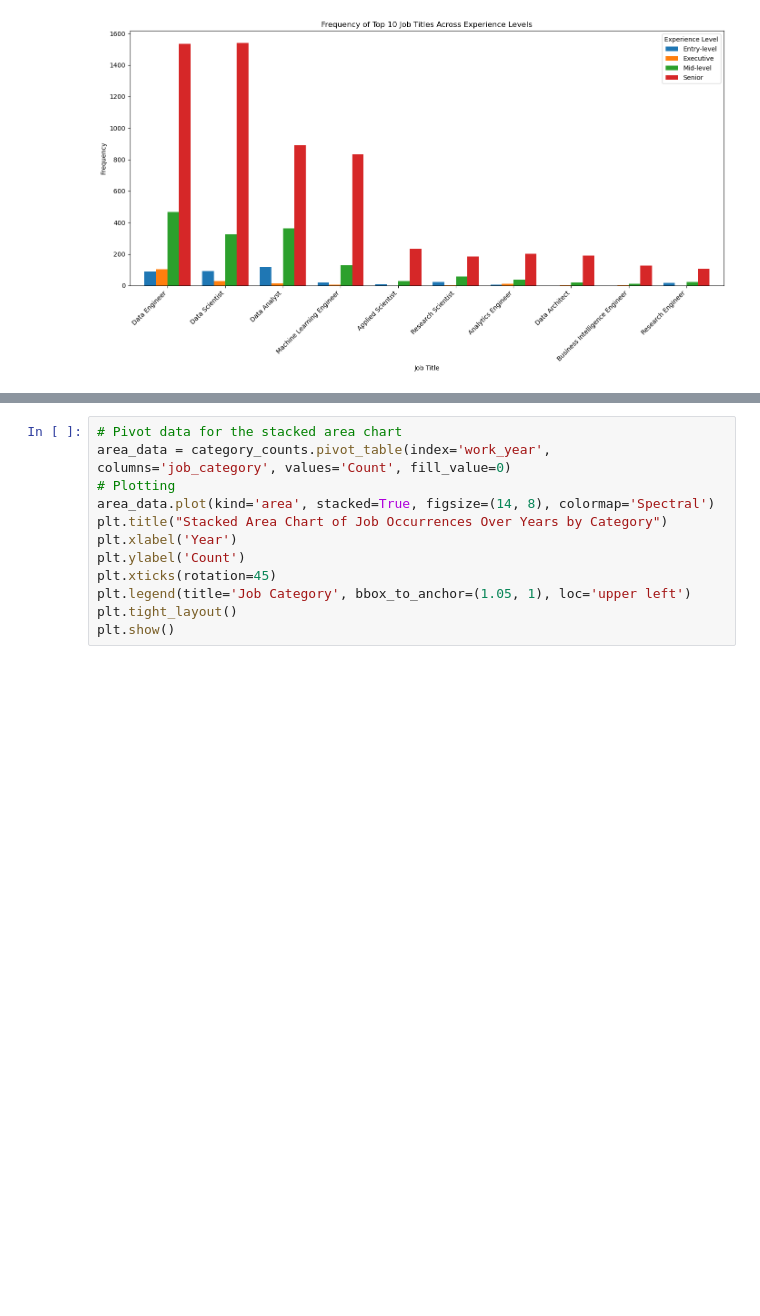
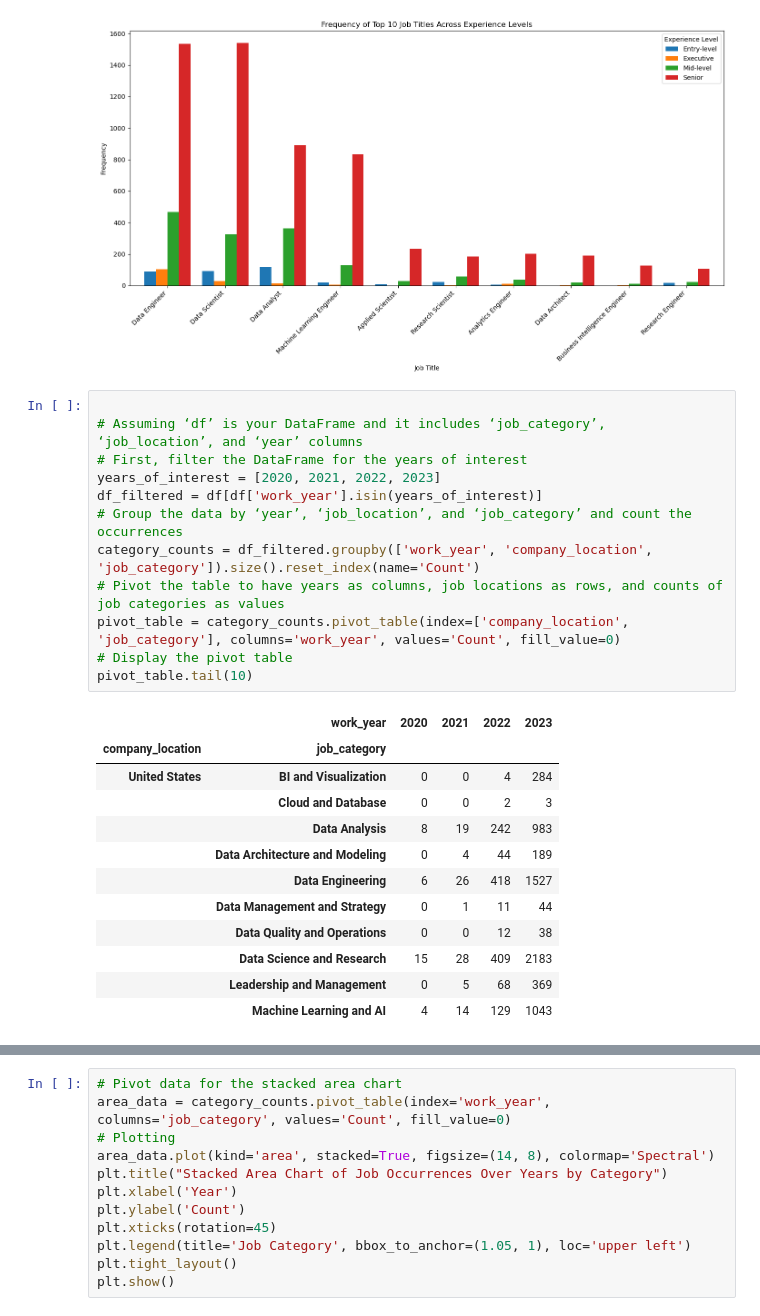
Before and after one commit to chonyeagoro/Project_-1, a Jupyter notebook: Jobs_salaries_Final.ipynb, the cells around one changed output, grey strips where cells are left out. Saved outputs shown, nothing was run; the diff lists cells and outputs as text; blank space fills up the shorter version.

```diff
--- a/Jobs_salaries_Final.ipynb
+++ b/Jobs_salaries_Final.ipynb
@@ -498,4 +495,29 @@ plt.tight_layout()
 plt.show()
 # %% [output]
 [figure]
+# %%
+
+# Assuming ‘df’ is your DataFrame and it includes ‘job_category’, ‘job_location’, and ‘year’ columns
+# First, filter the DataFrame for the years of interest
+years_of_interest = [2020, 2021, 2022, 2023]
+df_filtered = df[df['work_year'].isin(years_of_interest)]
+# Group the data by ‘year’, ‘job_location’, and ‘job_category’ and count the occurrences
+category_counts = df_filtered.groupby(['work_year', 'company_location', 'job_category']).size().reset_index(name='Count')
+# Pivot the table to have years as columns, job locations as rows, and counts of job categories as values
+pivot_table = category_counts.pivot_table(index=['company_location', 'job_category'], columns='work_year', values='Count', fill_value=0)
+# Display the pivot table
+pivot_table.tail(10)
+# %% [output]
+|  | work_year | 2020 | 2021 | 2022 | 2023 |
+| company_location | job_category |  |  |  |  |
+| United States | BI and Visualization | 0 | 0 | 4 | 284 |
+|  | Cloud and Database | 0 | 0 | 2 | 3 |
+|  | Data Analysis | 8 | 19 | 242 | 983 |
+|  | Data Architecture and Modeling | 0 | 4 | 44 | 189 |
+|  | Data Engineering | 6 | 26 | 418 | 1527 |
+|  | Data Management and Strategy | 0 | 1 | 11 | 44 |
+|  | Data Quality and Operations | 0 | 0 | 12 | 38 |
+|  | Data Science and Research | 15 | 28 | 409 | 2183 |
+|  | Leadership and Management | 0 | 5 | 68 | 369 |
+|  | Machine Learning and AI | 4 | 14 | 129 | 1043 |
 # %%
```
Also changed, not shown: parts of 2 cells of this notebook.
